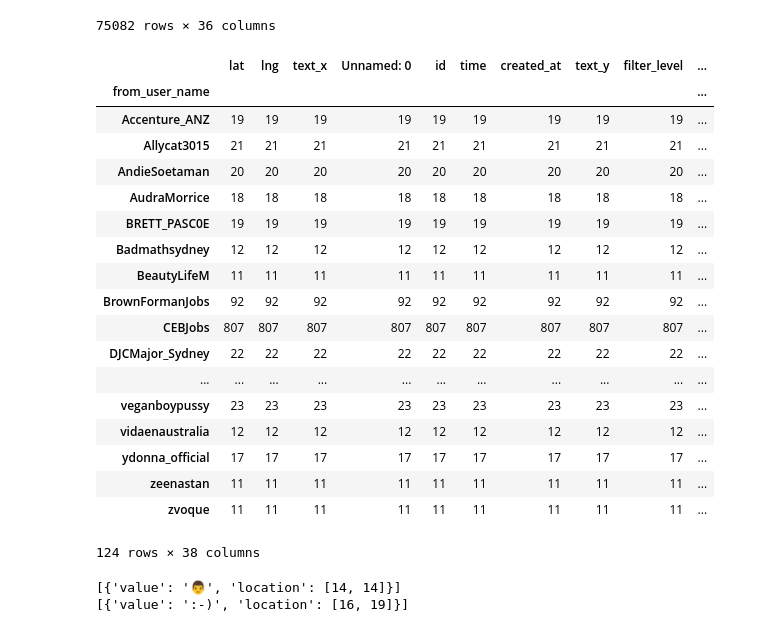
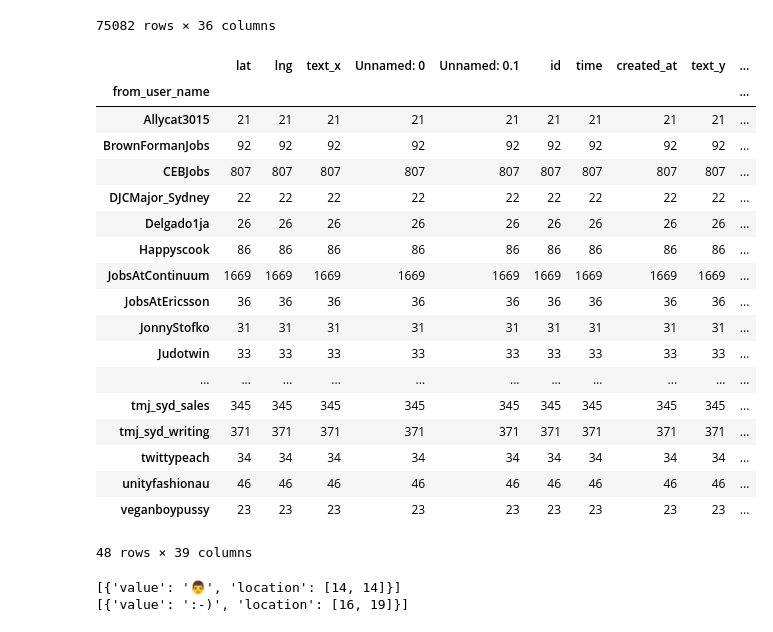
Before and after one commit to desultir/capstone, a Jupyter notebook: notebooks/rn/tweet_aggregation.ipynb, the cells around one changed output. Saved outputs shown, nothing was run; the diff lists cells and outputs as text; code cells hidden in the pictures.

```diff
--- a/notebooks/rn/tweet_aggregation.ipynb
+++ b/notebooks/rn/tweet_aggregation.ipynb
@@ -2,6 +2,7 @@
 import numpy as np
 import pandas as pd
 base = "../../data/raw/"
+pd.set_option('display.max_rows', 200)
 # %%
 import os
 tweetdf =pd.read_csv(os.path.join(base, "tweet.csv"),header=0)
@@ -34,27 +35,27 @@ tweetdf = pd.read_csv('../../data/clean/tweets_w_lga.csv') # shortcut
 aggdf = tweetdf[['lat','lng','text']].loc[~pd.isnull(tweetdf['lat'])].groupby(['lat','lng']).agg('count').reset_index()
 # %%
 posterdf = aggdf.loc[aggdf['text'] > 1000].merge(tweetdf,how='left',on=['lat','lng']).groupby('from_user_name').count()
-posterdf.loc[posterdf['lat']> 10]
+posterdf.loc[posterdf['lat']> 20]
 # %% [output]
-|  | lat | lng | text_x | Unnamed: 0 | id | time | created_at | text_y | filter_level | ... |
+|  | lat | lng | text_x | Unnamed: 0 | Unnamed: 0.1 | id | time | created_at | text_y | ... |
 | from_user_name |  |  |  |  |  |  |  |  |  | ... |
-| Accenture_ANZ | 19 | 19 | 19 | 19 | 19 | 19 | 19 | 19 | 19 | ... |
 | Allycat3015 | 21 | 21 | 21 | 21 | 21 | 21 | 21 | 21 | 21 | ... |
-| AndieSoetaman | 20 | 20 | 20 | 20 | 20 | 20 | 20 | 20 | 20 | ... |
-| AudraMorrice | 18 | 18 | 18 | 18 | 18 | 18 | 18 | 18 | 18 | ... |
-| BRETT_PASC0E | 19 | 19 | 19 | 19 | 19 | 19 | 19 | 19 | 19 | ... |
-| Badmathsydney | 12 | 12 | 12 | 12 | 12 | 12 | 12 | 12 | 12 | ... |
-| BeautyLifeM | 11 | 11 | 11 | 11 | 11 | 11 | 11 | 11 | 11 | ... |
 | BrownFormanJobs | 92 | 92 | 92 | 92 | 92 | 92 | 92 | 92 | 92 | ... |
 | CEBJobs | 807 | 807 | 807 | 807 | 807 | 807 | 807 | 807 | 807 | ... |
 | DJCMajor_Sydney | 22 | 22 | 22 | 22 | 22 | 22 | 22 | 22 | 22 | ... |
+| Delgado1ja | 26 | 26 | 26 | 26 | 26 | 26 | 26 | 26 | 26 | ... |
+| Happyscook | 86 | 86 | 86 | 86 | 86 | 86 | 86 | 86 | 86 | ... |
+| JobsAtContinuum | 1669 | 1669 | 1669 | 1669 | 1669 | 1669 | 1669 | 1669 | 1669 | ... |
+| JobsAtEricsson | 36 | 36 | 36 | 36 | 36 | 36 | 36 | 36 | 36 | ... |
+| JonnyStofko | 31 | 31 | 31 | 31 | 31 | 31 | 31 | 31 | 31 | ... |
+| Judotwin | 33 | 33 | 33 | 33 | 33 | 33 | 33 | 33 | 33 | ... |
 | ... | ... | ... | ... | ... | ... | ... | ... | ... | ... | ... |
+| tmj_syd_sales | 345 | 345 | 345 | 345 | 345 | 345 | 345 | 345 | 345 | ... |
+| tmj_syd_writing | 371 | 371 | 371 | 371 | 371 | 371 | 371 | 371 | 371 | ... |
+| twittypeach | 34 | 34 | 34 | 34 | 34 | 34 | 34 | 34 | 34 | ... |
+| unityfashionau | 46 | 46 | 46 | 46 | 46 | 46 | 46 | 46 | 46 | ... |
 | veganboypussy | 23 | 23 | 23 | 23 | 23 | 23 | 23 | 23 | 23 | ... |
-| vidaenaustralia | 12 | 12 | 12 | 12 | 12 | 12 | 12 | 12 | 12 | ... |
-| ydonna_official | 17 | 17 | 17 | 17 | 17 | 17 | 17 | 17 | 17 | ... |
-| zeenastan | 11 | 11 | 11 | 11 | 11 | 11 | 11 | 11 | 11 | ... |
-| zvoque | 11 | 11 | 11 | 11 | 11 | 11 | 11 | 11 | 11 | ... |
-124 rows × 38 columns
+48 rows × 39 columns
 # %%
 import emot
 text = "I love python 👨 :-)"
```
Also changed, not shown: parts of 5 cells of this notebook.
